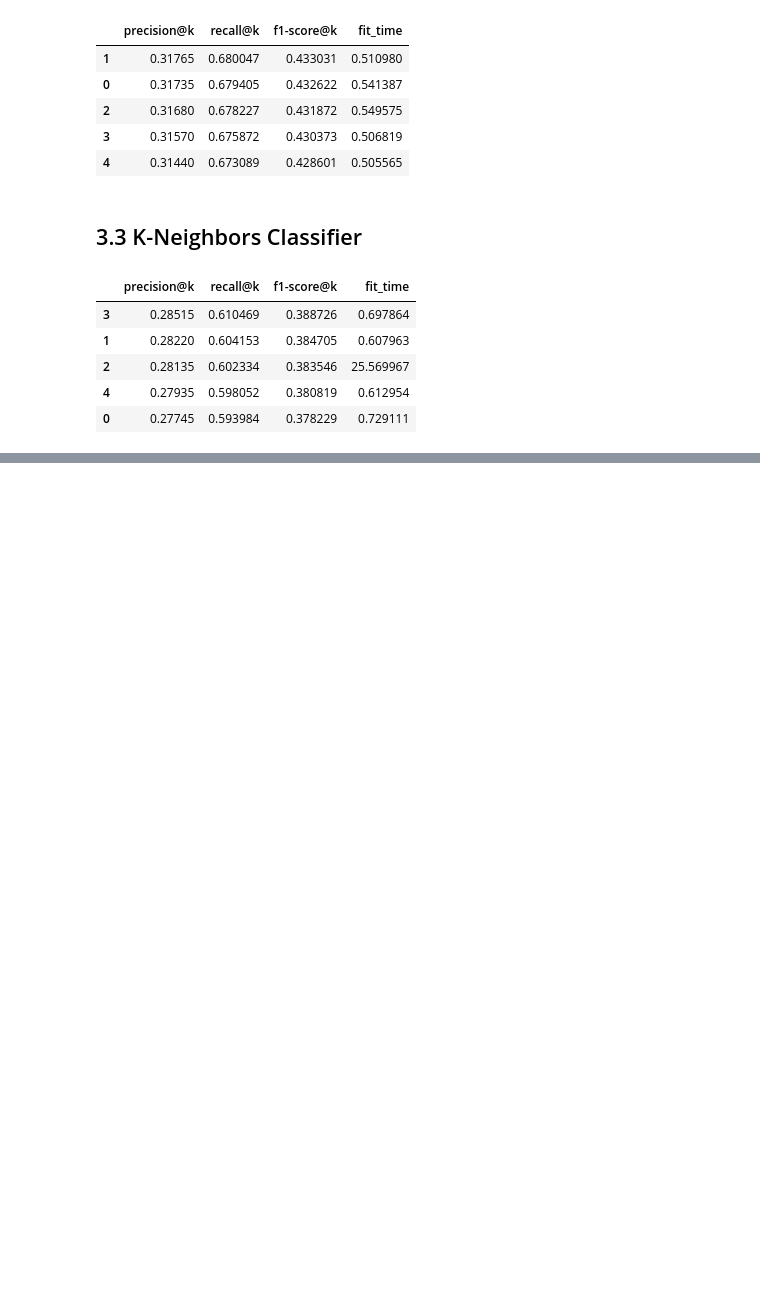
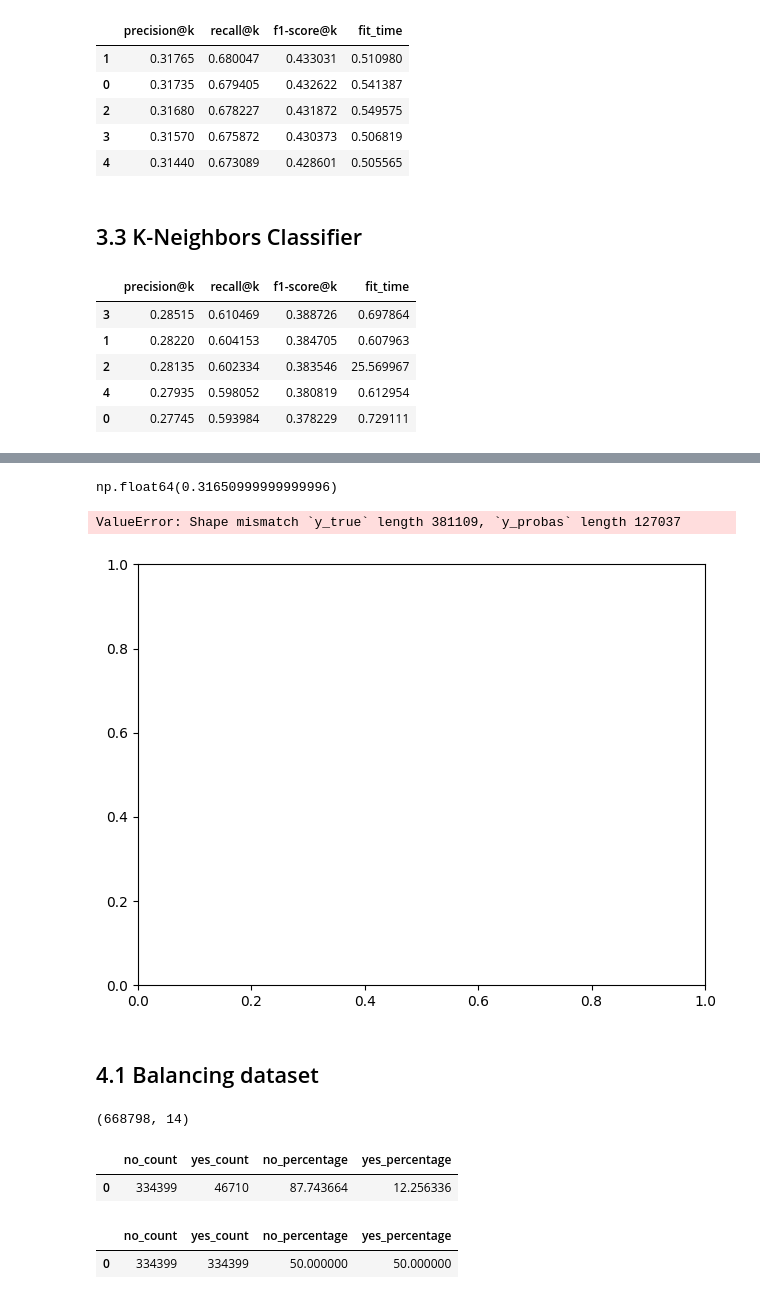
Before and after one commit to iury-repo/health_insurance_cs, a Jupyter notebook: notebooks/2-ims-modeling.ipynb, the cells around one changed output, grey strips where cells are left out. Drawn from its saved outputs; the diff is of its cells as text; code cells hidden in the pictures; blank space fills up the shorter version.

```diff
--- a/notebooks/2-ims-modeling.ipynb
+++ b/notebooks/2-ims-modeling.ipynb
@@ -222,0 +251,38 @@ knn_df.sort_values(by='precision@k', ascending=False)
+# %%
+sgd_log_loss = SGDClassifier(loss='log_loss',
+                             max_iter=2000,
+                             n_jobs=-1)
+# %%
+params = {
+    'alpha': loguniform(1e-6, 1e-3),
+    'penalty': ['l1', 'l2', 'elasticnet'],
+    'l1_ratio': uniform(0.03,0.90),
+    'class_weight': [None, 'balanced']
+        }
+
+search = RandomizedSearchCV(
+        estimator=sgd_log_loss,
+        param_distributions=params,
+        n_iter=40,
+        scoring=precision_at_k_scorer,
+        cv=5,
+        verbose=2
+        )
+# %%
+search.fit(X,y)
+# %%
+best_model = search.best_estimator_
+best_score = search.best_score_
+best_params = search.best_params_
+# %%
+best_score
+# %% [output]
+np.float64(0.31650999999999996)
+# %%
+y_hat_log = best_model.predict_proba(X_test)
+sp.kds.plot_cumulative_gain(y, y_hat_log[:,1], title='Cumulative Gain - Logistic Regression');
+# %% [output]
+ValueError: Shape mismatch `y_true` length 381109, `y_probas` length 127037
+[figure, added]
+# %% [markdown]
+## 4.1 Balancing dataset
@@ -222,0 +295,16 @@ knn_df.sort_values(by='precision@k', ascending=False)
+# %%
+df_res.shape
+# %% [output]
+(668798, 14)
+# %%
+# Before resampling
+check_imbalance(train)
+# %% [output]
+|  | no_count | yes_count | no_percentage | yes_percentage |
+| 0 | 334399 | 46710 | 87.743664 | 12.256336 |
+# %%
+# After resampling
+check_imbalance(df_res)
+# %% [output]
+|  | no_count | yes_count | no_percentage | yes_percentage |
+| 0 | 334399 | 334399 | 50.000000 | 50.000000 |
```
Also changed, not shown: parts of 12 cells of this notebook.
